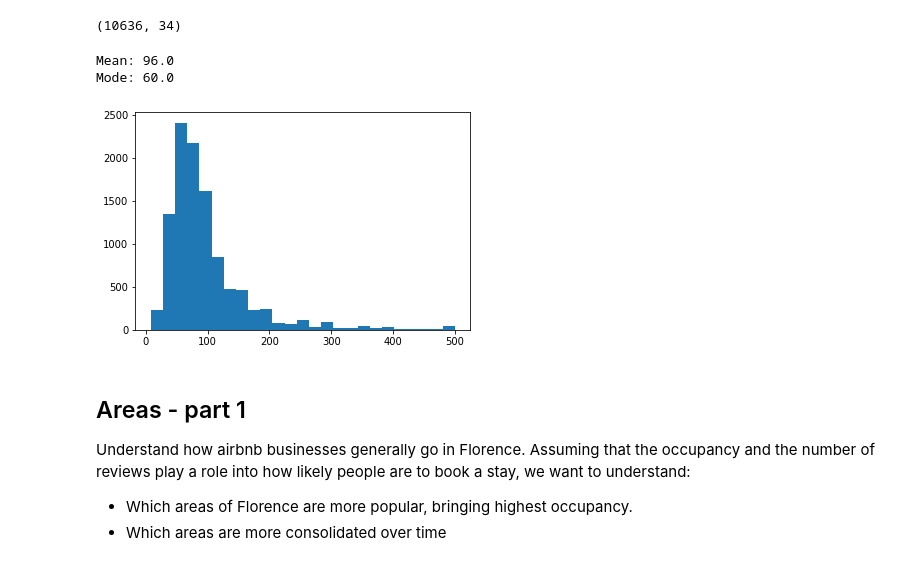
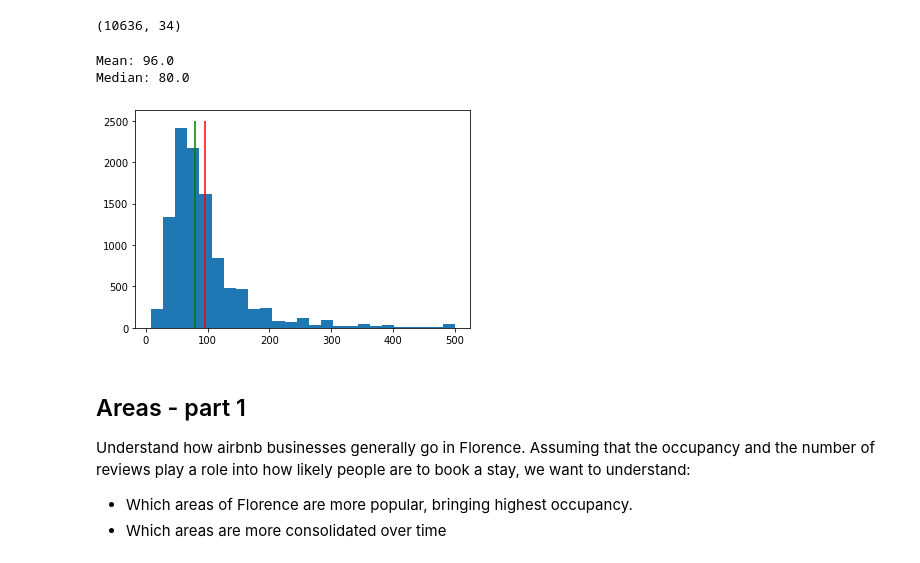
Before and after one commit to claudiocmp/airbnb_florence, a Jupyter notebook: florence_listings.ipynb, the cells around one changed output. Drawn from its saved outputs; the diff is of its cells as text; code cells hidden in the pictures.

```diff
--- a/florence_listings.ipynb
+++ b/florence_listings.ipynb
@@ -414,12 +416,14 @@ df_lst_.shape
 # %% [output]
 (10636, 34)
 # %%
-print("Mean: {}\nMode: {}".format(round(df_lst_['price'].mean()),df_lst_['price'].mode()[0]))
+print("Mean: {}\nMedian: {}".format(round(df_lst_['price'].mean()),df_lst_['price'].median()))
 plt.hist(df_lst_['price'],bins=25);
+plt.vlines(x=df_lst_['price'].mean(),ymin=0,ymax=2500,colors='Red');
+plt.vlines(x=df_lst_['price'].median(),ymin=0,ymax=2500,colors='Green');
 # %% [output]
 Mean: 96.0
-Mode: 60.0
+Median: 80.0
-[figure, old version]
+[figure, new version]
 # %% [markdown]
 ## Areas - part 1
 
```
Also changed, not shown: parts of 9 cells of this notebook, 6 other files.
